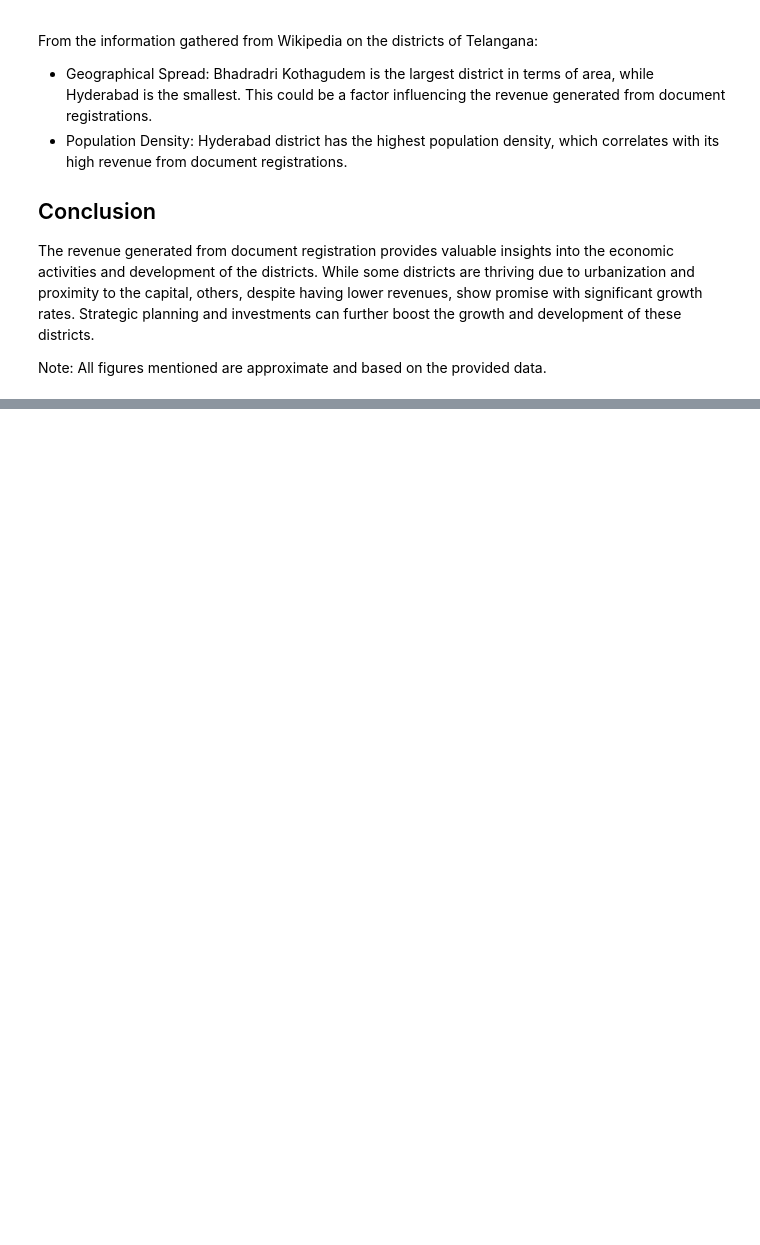
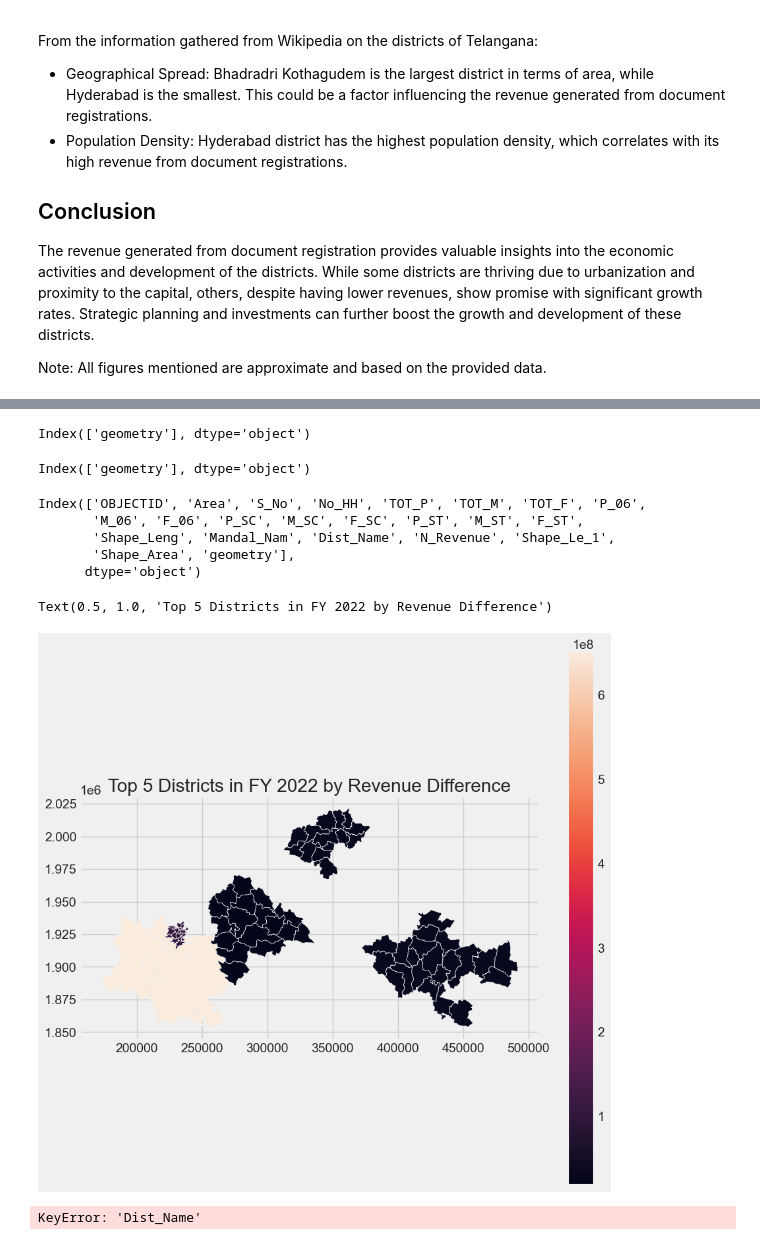
Before and after one commit to nani2357/Telangana_Growth_Analysis, a Jupyter notebook: notebooks/stamps.ipynb, the cells around one changed output, grey strips where cells are left out. Saved outputs shown, nothing was run; the diff lists cells and outputs as text; code cells hidden in the pictures; blank space fills up the shorter version.

```diff
--- a/notebooks/stamps.ipynb
+++ b/notebooks/stamps.ipynb
@@ -347,0 +521,14 @@ Note: All figures mentioned are approximate and based on the provided data.
+# %%
+# Step 1: Filter the data to only include records from FY 2022.
+fy_2022_data = stamps[stamps['fiscal_year'] == 2022]
+
+# Step 2: For each district, calculate the difference between e-stamp revenue and document registration revenue.
+fy_2022_data['revenue_diff'] = fy_2022_data['estamps_challans_rev'] - fy_2022_data['documents_registered_rev']
+
+# Step 3: Aggregate this difference for each district (since there might be multiple entries for the same district in different months)
+district_difference = fy_2022_data.groupby('district')['revenue_diff'].sum().reset_index()
+
+# Step 4: Sort the districts based on this difference in descending order and pick the top 5.
+top_5_districts = district_difference.sort_values(by='revenue_diff', ascending=False).head(5)
+
+top_5_districts
@@ -347,0 +542,44 @@ Note: All figures mentioned are approximate and based on the provided data.
+# %%
+import fiona
+with fiona.Env(SHAPE_RESTORE_SHX='YES'):
+    gdf = gpd.read_file('D:/Telangana_Growth_Analysis/TS_MANDAL_BOUNDARIES_612.shp')
+print(gdf.columns)
+# %% [output]
+Index(['geometry'], dtype='object')
+# %%
+print(gdf.columns)
+# %% [output]
+Index(['geometry'], dtype='object')
+# %%
+import geopandas as gpd
+
+# Load the shapefile into a GeoDataFrame
+gdf = gpd.read_file('D:/Telangana_Growth_Analysis/TS_MANDAL_BOUNDARIES_612.shp')
+
+# Check the columns in the GeoDataFrame
+print(gdf.columns)
+
+# Merge the top_5_districts DataFrame with the GeoDataFrame based on the district names
+# Adjust the column name if 'Dist_Name' is not the correct column in the shapefile
+merged_gdf = gdf.merge(top_5_districts, left_on='Dist_Name', right_on='district', how='inner')
+
+# Plot the top 5 districts with their revenue difference
+ax = merged_gdf.plot(column='revenue_diff', legend=True, figsize=(10, 10))
+ax.set_title("Top 5 Districts in FY 2022 by Revenue Difference")
+# %% [output]
+Index(['OBJECTID', 'Area', 'S_No', 'No_HH', 'TOT_P', 'TOT_M', 'TOT_F', 'P_06',
+       'M_06', 'F_06', 'P_SC', 'M_SC', 'F_SC', 'P_ST', 'M_ST', 'F_ST',
+       'Shape_Leng', 'Mandal_Nam', 'Dist_Name', 'N_Revenue', 'Shape_Le_1',
+       'Shape_Area', 'geometry'],
+      dtype='object')
+Text(0.5, 1.0, 'Top 5 Districts in FY 2022 by Revenue Difference')
+[figure, added]
+# %%
+merged_gdf = gdf.merge(top_5_districts, left_on='Dist_Name', right_on='district', how='inner')
+fig, ax = plt.subplots(figsize=(15, 15))
+merged_gdf.plot(column='revenue_diff', legend=True, ax=ax)
+gdf.boundary.plot(ax=ax, color='black', linewidth=0.5)
+ax.set_title("Top 5 Districts by Revenue Difference in FY 2022")
+plt.show()
+# %% [output]
+KeyError: 'Dist_Name'
```
Also changed, not shown: parts of 10 cells of this notebook, 17 other files.
